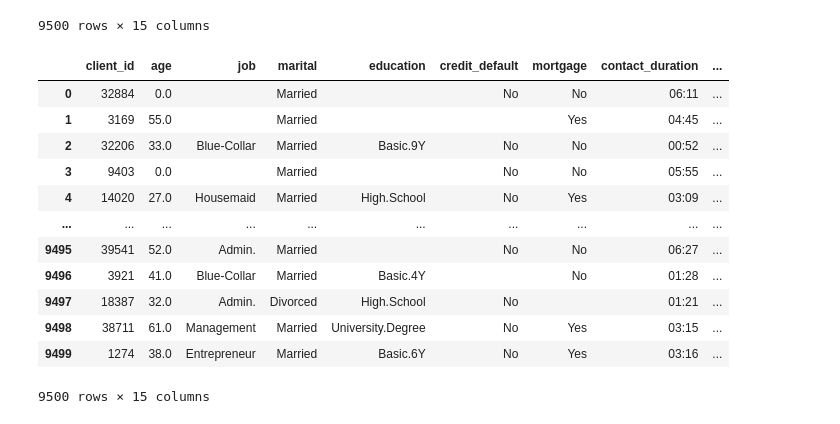
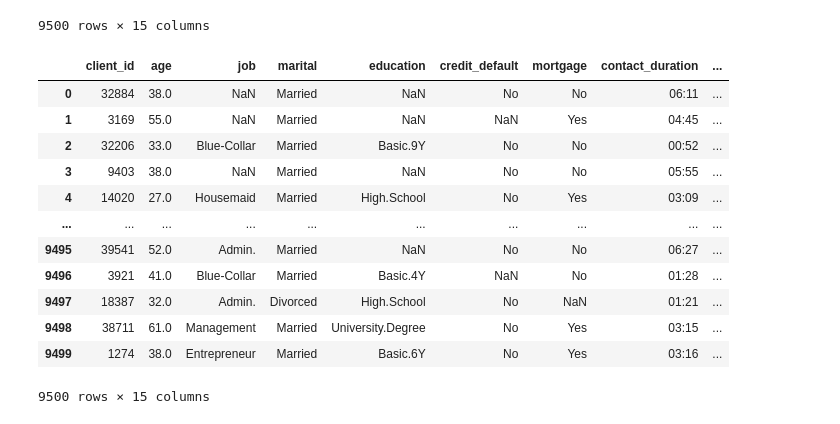
Before and after one commit to KinGabriel/Data-Preprocessing, a Jupyter notebook: Cleaning.ipynb, the cells around one changed output. Cells and saved outputs as stored; diff of their text form; code cells hidden in the pictures.

Commit message:
Imputation for age: median value

```diff
--- a/Cleaning.ipynb
+++ b/Cleaning.ipynb
@@ -209,21 +209,21 @@ data
 | 9498 | 38711 | 61.0 | Management | Married | University.Degree | No | Yes | 03:15 | ... |
 | 9499 | 1274 | 38.0 | Entrepreneur | Married | Basic.6Y | No | Yes | 03:16 | ... |
 9500 rows × 15 columns
-# %%
-#Fill NaN based on column type
-data = data.apply(lambda x: x.fillna("") if x.dtype == "object" else x.fillna(0))
-data
-# %% [output]
-|  | client_id | age | job | marital | education | credit_default | mortgage | contact_duration | ... |
-| 0 | 32884 | 0.0 |  | Married |  | No | No | 06:11 | ... |
-| 1 | 3169 | 55.0 |  | Married |  |  | Yes | 04:45 | ... |
-| 2 | 32206 | 33.0 | Blue-Collar | Married | Basic.9Y | No | No | 00:52 | ... |
-| 3 | 9403 | 0.0 |  | Married |  | No | No | 05:55 | ... |
-| 4 | 14020 | 27.0 | Housemaid | Married | High.School | No | Yes | 03:09 | ... |
-| ... | ... | ... | ... | ... | ... | ... | ... | ... | ... |
-| 9495 | 39541 | 52.0 | Admin. | Married |  | No | No | 06:27 | ... |
-| 9496 | 3921 | 41.0 | Blue-Collar | Married | Basic.4Y |  | No | 01:28 | ... |
-| 9497 | 18387 | 32.0 | Admin. | Divorced | High.School | No |  | 01:21 | ... |
-| 9498 | 38711 | 61.0 | Management | Married | University.Degree | No | Yes | 03:15 | ... |
-| 9499 | 1274 | 38.0 | Entrepreneur | Married | Basic.6Y | No | Yes | 03:16 | ... |
-9500 rows × 15 columns
+# %%
+#Impute age column with median value, so even if there are outliers, the imputed values are not affect
+data['age'] = data['age'].fillna(data['age'].median())
+data
+# %% [output]
+|  | client_id | age | job | marital | education | credit_default | mortgage | contact_duration | ... |
+| 0 | 32884 | 38.0 | NaN | Married | NaN | No | No | 06:11 | ... |
+| 1 | 3169 | 55.0 | NaN | Married | NaN | NaN | Yes | 04:45 | ... |
+| 2 | 32206 | 33.0 | Blue-Collar | Married | Basic.9Y | No | No | 00:52 | ... |
+| 3 | 9403 | 38.0 | NaN | Married | NaN | No | No | 05:55 | ... |
+| 4 | 14020 | 27.0 | Housemaid | Married | High.School | No | Yes | 03:09 | ... |
+| ... | ... | ... | ... | ... | ... | ... | ... | ... | ... |
+| 9495 | 39541 | 52.0 | Admin. | Married | NaN | No | No | 06:27 | ... |
+| 9496 | 3921 | 41.0 | Blue-Collar | Married | Basic.4Y | NaN | No | 01:28 | ... |
+| 9497 | 18387 | 32.0 | Admin. | Divorced | High.School | No | NaN | 01:21 | ... |
+| 9498 | 38711 | 61.0 | Management | Married | University.Degree | No | Yes | 03:15 | ... |
+| 9499 | 1274 | 38.0 | Entrepreneur | Married | Basic.6Y | No | Yes | 03:16 | ... |
+9500 rows × 15 columns
```
